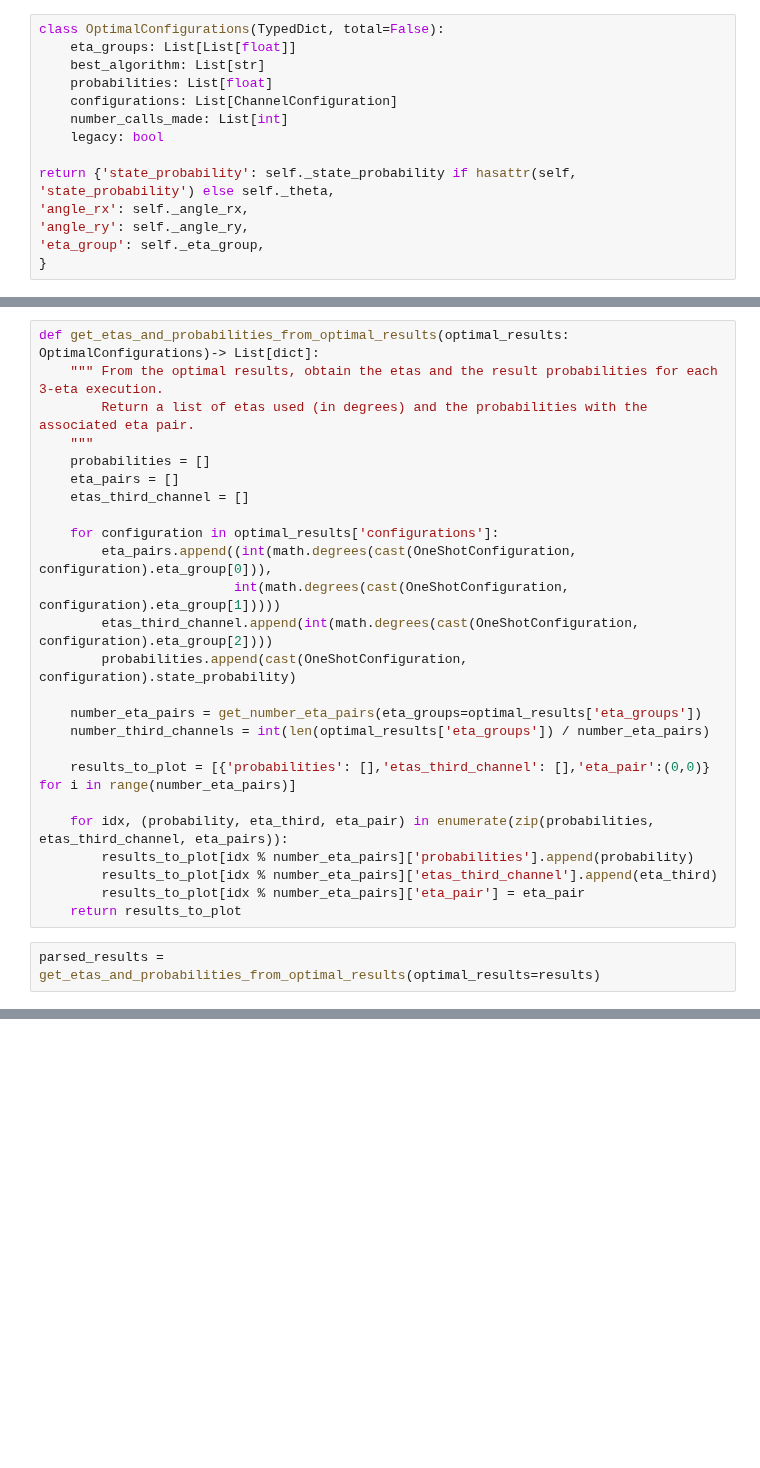
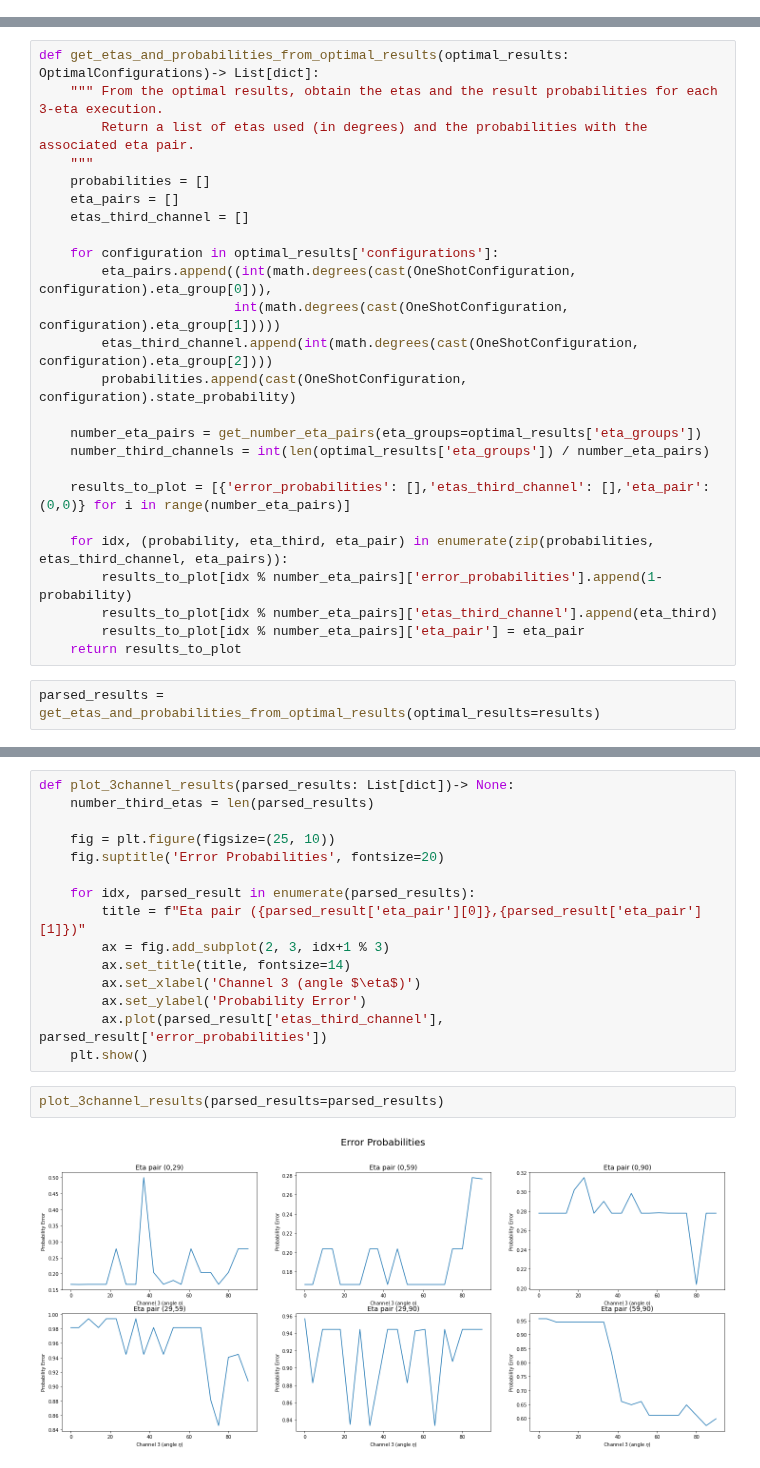
Before and after one commit to iamtxena/quantum-channel-discrimination, a Jupyter notebook: src/3-etas-results-analysis.ipynb, the cells around one changed output, grey strips where cells are left out. Cells and saved outputs as stored; diff of their text form; blank space fills up the shorter version.

Commit message:
plotted 3 channels results

```diff
--- a/src/3-etas-results-analysis.ipynb
+++ b/src/3-etas-results-analysis.ipynb
@@ -14,19 +15,5 @@ import math
 # %%
 results = load_object_from_file(name='20210414b_C2_A2_1000_10000_3_1_20', path='../demo/data/')
-# %%
-class OptimalConfigurations(TypedDict, total=False):
-    eta_groups: List[List[float]]
-    best_algorithm: List[str]
-    probabilities: List[float]
-    configurations: List[ChannelConfiguration]
-    number_calls_made: List[int]
-    legacy: bool
-
-return {'state_probability': self._state_probability if hasattr(self, 'state_probability') else self._theta,
-'angle_rx': self._angle_rx,
-'angle_ry': self._angle_ry,
-'eta_group': self._eta_group,
-}
 # %%
 def get_number_eta_pairs(eta_groups)->int:
     eta_third = eta_groups[0][2]
@@ -53,10 +40,10 @@ def get_etas_and_probabilities_from_optimal_results(optimal_results: OptimalConf
     number_eta_pairs = get_number_eta_pairs(eta_groups=optimal_results['eta_groups'])
     number_third_channels = int(len(optimal_results['eta_groups']) / number_eta_pairs)
 
-    results_to_plot = [{'probabilities': [],'etas_third_channel': [],'eta_pair':(0,0)} for i in range(number_eta_pairs)]
+    results_to_plot = [{'error_probabilities': [],'etas_third_channel': [],'eta_pair':(0,0)} for i in range(number_eta_pairs)]
 
     for idx, (probability, eta_third, eta_pair) in enumerate(zip(probabilities, etas_third_channel, eta_pairs)):
-        results_to_plot[idx % number_eta_pairs]['probabilities'].append(probability)
+        results_to_plot[idx % number_eta_pairs]['error_probabilities'].append(1-probability)
         results_to_plot[idx % number_eta_pairs]['etas_third_channel'].append(eta_third)
         results_to_plot[idx % number_eta_pairs]['eta_pair'] = eta_pair
     return results_to_plot
@@ -135,0 +52,19 @@ one_eta_pair_result = {
+# %%
+def plot_3channel_results(parsed_results: List[dict])-> None:
+    number_third_etas = len(parsed_results)
+
+    fig = plt.figure(figsize=(25, 10))
+    fig.suptitle('Error Probabilities', fontsize=20)
+
+    for idx, parsed_result in enumerate(parsed_results):
+        title = f"Eta pair ({parsed_result['eta_pair'][0]},{parsed_result['eta_pair'][1]})"
+        ax = fig.add_subplot(2, 3, idx+1 % 3)
+        ax.set_title(title, fontsize=14)
+        ax.set_xlabel('Channel 3 (angle $\eta$)')
+        ax.set_ylabel('Probability Error')
+        ax.plot(parsed_result['etas_third_channel'], parsed_result['error_probabilities'])
+    plt.show()
+# %%
+plot_3channel_results(parsed_results=parsed_results)
+# %% [output]
+[figure, added]
```
Also changed, not shown: parts of 9 cells of this notebook, 1 other file.
